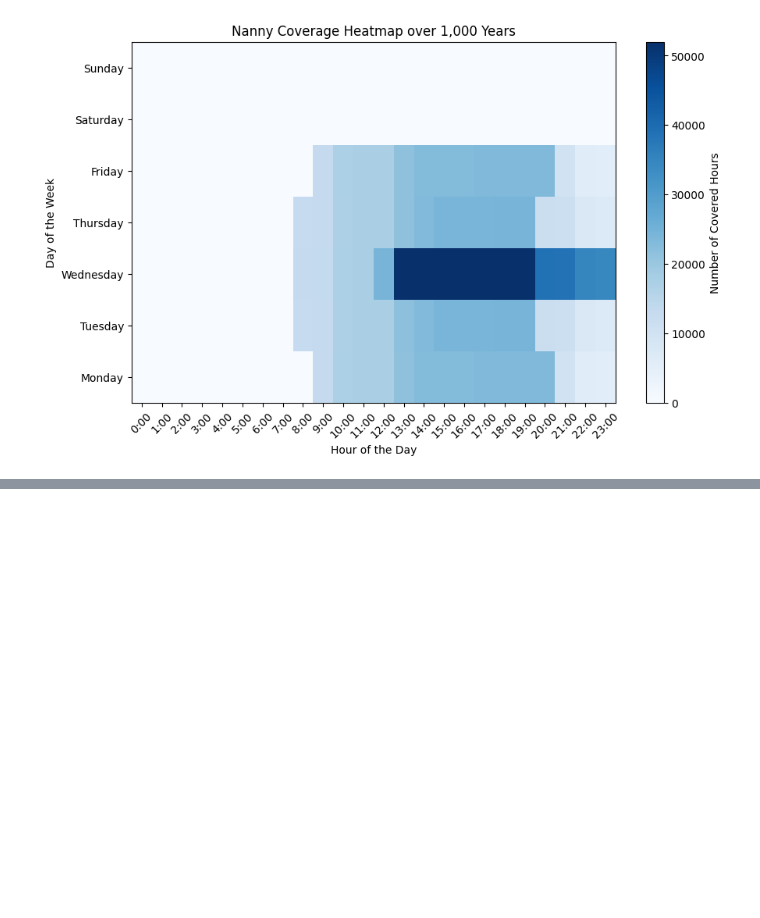
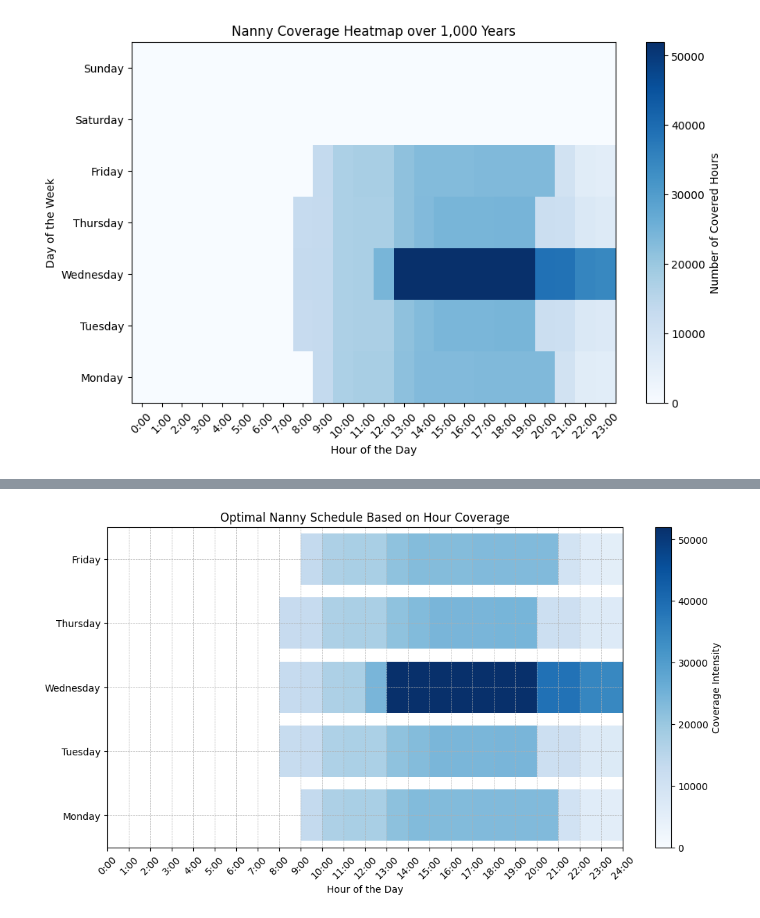
Before and after one commit to agentdanger/nanny-simulation, a Jupyter notebook: nanny_sim.ipynb, the cells around one changed output, grey strips where cells are left out. Cells and saved outputs as stored; diff of their text form; code cells hidden in the pictures; blank space fills up the shorter version.

```diff
--- a/nanny_sim.ipynb
+++ b/nanny_sim.ipynb
@@ -855,0 +858,48 @@ visualize_nanny_schedule_heatmap(hour_coverage)
+# %%
+import matplotlib.pyplot as plt
+import matplotlib.patches as mpatches
+
+import matplotlib.pyplot as plt
+import matplotlib.patches as mpatches
+import numpy as np
+
+def visualize_optimal_nanny_schedule(hour_coverage):
+    days_of_week = ['Monday', 'Tuesday', 'Wednesday', 'Thursday', 'Friday']
+
+    fig, ax = plt.subplots(figsize=(12, 6))
+
+    # Normalize hour_coverage to range between 0 and 1 for color intensity
+    max_coverage = np.max(hour_coverage)
+    normalized_coverage = hour_coverage / max_coverage
+
+    # Plot the nanny's work schedule for each day
+    for day_index in range(5):  # Assuming 5 workdays (Monday to Friday)
+        for hour in range(24):
+            coverage_intensity = normalized_coverage[day_index, hour]
+            if coverage_intensity > 0:
+                ax.barh(day_index, 1, left=hour, color=plt.cm.Blues(coverage_intensity))
+
+    # Customize the plot
+    ax.set_yticks(range(len(days_of_week)))
+    ax.set_yticklabels(days_of_week)
+    ax.set_xticks(range(0, 25, 1))
+    ax.set_xticklabels([f'{h}:00' for h in range(25)], rotation=45)
+    ax.set_xlim(0, 24)
+    ax.set_ylim(-0.5, 4.5)
+    ax.set_xlabel('Hour of the Day')
+    ax.set_title('Optimal Nanny Schedule Based on Hour Coverage')
+
+    # Add a colorbar
+    sm = plt.cm.ScalarMappable(cmap='Blues', norm=plt.Normalize(0, max_coverage))
+    sm.set_array([])
+    cbar = plt.colorbar(sm, ax=ax)
+    cbar.set_label('Coverage Intensity')
+
+    plt.grid(True, which='both', linestyle='--', linewidth=0.5)
+    plt.show()
+
+
+# Example usage
+visualize_optimal_nanny_schedule(hour_coverage)
+# %% [output]
+[figure, added]
```
Also changed, not shown: parts of 10 cells of this notebook.
